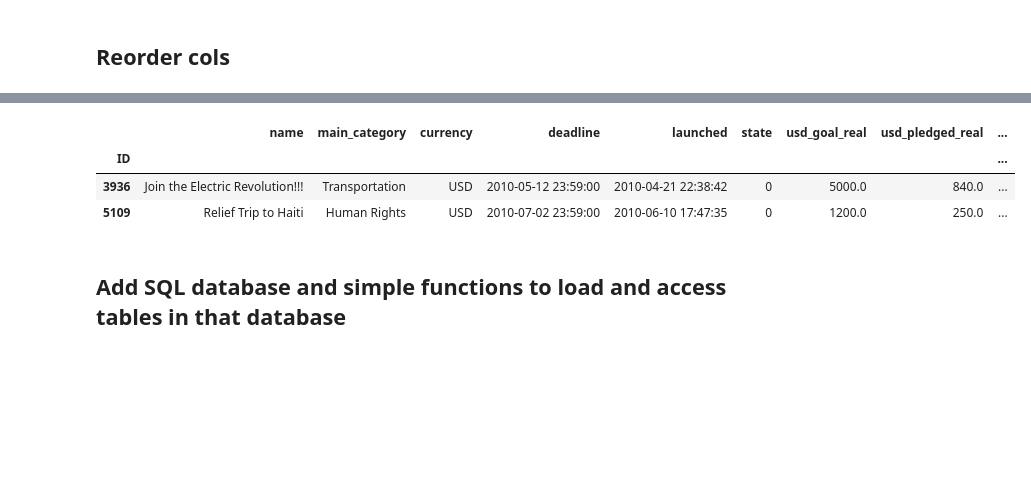
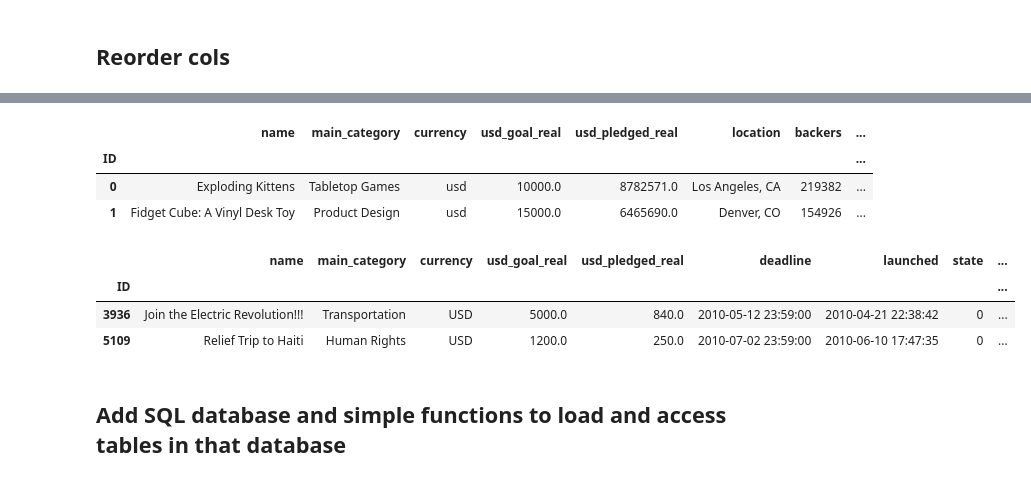
Before and after one commit to Best-Brain-Gang/Crowdfunding_Analysis, a Jupyter notebook: crowdfunding_analyzer.ipynb, the cells around one changed output, grey strips where cells are left out. Cells and saved outputs as stored; diff of their text form; code cells hidden in the pictures; blank space fills up the shorter version.

```diff
--- a/crowdfunding_analyzer.ipynb
+++ b/crowdfunding_analyzer.ipynb
@@ -215,0 +205,12 @@ array(['USD', 'EUR', 'CAD', 'GBP', 'AUD', 'HKD', 'SEK', 'CHF', 'SGD',
+# %%
+# Only look at US
+kickstarter_small_most_backed_df = kickstarter_small_most_backed_df[kickstarter_small_most_backed_df['currency'] == 'usd']
+
+# Clean up and check categories to compare to indiegogo and make similar later
+display(kickstarter_small_most_backed_df['main_category'].unique())
+
+# Clean up and check currency to compare to indiegogo and make similar later
+display(kickstarter_small_most_backed_df['currency'].unique())
+
+# View head
+display(kickstarter_small_most_backed_df.head(2))
@@ -218,6 +242,7 @@ array(['USD', 'EUR', 'CAD', 'GBP', 'AUD', 'HKD', 'SEK', 'CHF', 'SGD',
 # %%
 # List of kickstart and indiegogo columns to drop
 kickstarter_cols_drop = ['category', 'goal', 'pledged', 'usdpledged']
+kickstarter_small_cols_drop = ['blurb', 'by', 'url']
 indiegogo_cols_drop = ['year_end',
 'month_end',
 'day_end',
@@ -291,6 +316,12 @@ kickstarter_selected_cols_large_recent_df = kickstarter_large_recent_df.drop(kic
 # View kickstarter selected head
 display(kickstarter_selected_cols_large_recent_df.head(2))
 
+# Selected columns kickstarter small df
+kickstarter_selected_cols_small_most_backed_df = kickstarter_small_most_backed_df.drop(kickstarter_small_cols_drop, axis=1)
+
+# View kickstarter small selected head
+display(kickstarter_selected_cols_small_most_backed_df.head(2))
+
 # Selected columns indiegogo df
 indiegogo_selected_cols_df = indiegogo_df.drop(indiegogo_cols_drop, axis=1)
 
@@ -368,15 +403,18 @@ display(indiegogo_selected_cols_df.head(2))
 ## Reorder cols
 # %%
 # Base column names for reordering
-base_order = ['name', 'main_category', 'currency', 'deadline', 'launched', 'state', 'usd_goal_real', 'usd_pledged_real', 'funded_percent','duration', 'daily_goal', 'daily_pledged', ]
+base_order = ['name', 'main_category', 'currency', 'usd_goal_real', 'usd_pledged_real', 'deadline', 'launched', 'state', 'funded_percent','duration', 'daily_goal', 'daily_pledged']
+small_kickstarter_order = ['name', 'main_category', 'currency', 'usd_goal_real', 'usd_pledged_real', 'location', 'backers', 'num.backers.tier', 'pledge.tier']
 kickstarter_order = base_order + ['country', 'avg_backer_per_day', 'pledged_per_person']
 indiegogo_order = base_order
 
 # Reorder each df
 kickstarter_selected_cols_large_recent_df = kickstarter_selected_cols_large_recent_df[kickstarter_order]
+kickstarter_selected_cols_small_most_backed_df = kickstarter_selected_cols_small_most_backed_df[small_kickstarter_order]
 indiegogo_selected_cols_df = indiegogo_selected_cols_df[indiegogo_order]
 
 # Display
 display(kickstarter_selected_cols_large_recent_df.head(2))
+display(kickstarter_selected_cols_small_most_backed_df.head(2))
 display(indiegogo_selected_cols_df.head(2))
 # %% [output]
@@ -387,7 +425,11 @@ display(indiegogo_selected_cols_df.head(2))
-|  | name | main_category | currency | deadline | launched | state | usd_goal_real | usd_pledged_real | ... |
-| ID |  |  |  |  |  |  |  |  | ... |
-| 3936 | Join the Electric Revolution!!! | Transportation | USD | 2010-05-12 23:59:00 | 2010-04-21 22:38:42 | 0 | 5000.0 | 840.0 | ... |
-| 5109 | Relief Trip to Haiti | Human Rights | USD | 2010-07-02 23:59:00 | 2010-06-10 17:47:35 | 0 | 1200.0 | 250.0 | ... |
+|  | name | main_category | currency | usd_goal_real | usd_pledged_real | location | backers | ... |
+| ID |  |  |  |  |  |  |  | ... |
+| 0 | Exploding Kittens | Tabletop Games | usd | 10000.0 | 8782571.0 | Los Angeles, CA | 219382 | ... |
+| 1 | Fidget Cube: A Vinyl Desk Toy | Product Design | usd | 15000.0 | 6465690.0 | Denver, CO | 154926 | ... |
+|  | name | main_category | currency | usd_goal_real | usd_pledged_real | deadline | launched | state | ... |
+| ID |  |  |  |  |  |  |  |  | ... |
+| 3936 | Join the Electric Revolution!!! | Transportation | USD | 5000.0 | 840.0 | 2010-05-12 23:59:00 | 2010-04-21 22:38:42 | 0 | ... |
+| 5109 | Relief Trip to Haiti | Human Rights | USD | 1200.0 | 250.0 | 2010-07-02 23:59:00 | 2010-06-10 17:47:35 | 0 | ... |
 # %% [markdown]
 ## Add SQL database and simple functions to load and access tables in that database
 # %%
```
Also changed, not shown: parts of 8 cells of this notebook.
